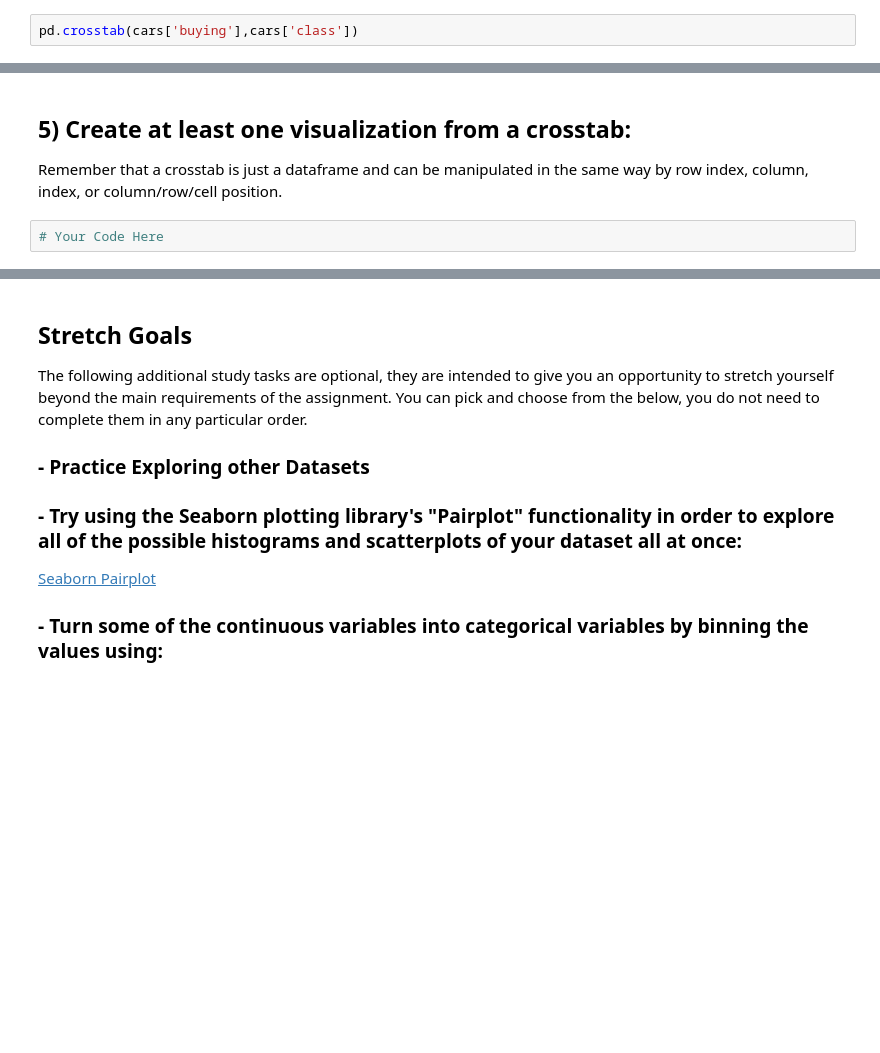
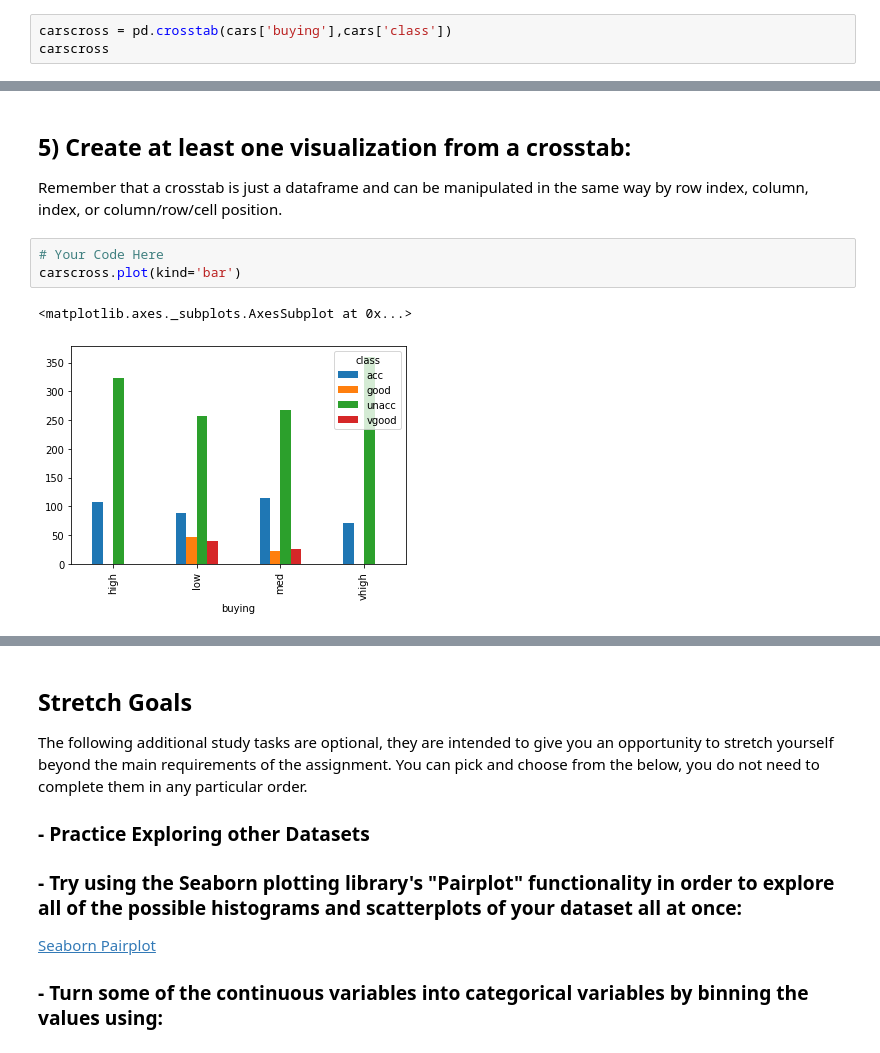
Before and after one commit to daniela500/DS-Unit-1-Sprint-1-Data-Wrangling-and-Storytelling, a Jupyter notebook: module1-exploratory-data-analysis/LS_DS_111_Exploratory_Data_Analysis_Assignment.ipynb, the cells around one changed output, grey strips where cells are left out. Saved outputs shown, nothing was run; the diff lists cells and outputs as text; blank space fills up the shorter version.

```diff
--- a/module1-exploratory-data-analysis/LS_DS_111_Exploratory_Data_Analysis_Assignment.ipynb
+++ b/module1-exploratory-data-analysis/LS_DS_111_Exploratory_Data_Analysis_Assignment.ipynb
@@ -179,7 +179,8 @@ pd.crosstab(cars['buying'],cars['safety'])
 | med | 144 | 144 | 144 |
 | vhigh | 144 | 144 | 144 |
 # %%
-pd.crosstab(cars['buying'],cars['class'])
+carscross = pd.crosstab(cars['buying'],cars['class'])
+carscross
 # %% [output]
 | class | acc | good | unacc | vgood |
 | buying |  |  |  |  |
@@ -233,3 +250,7 @@ whitewine['alcohol'].hist(bins=70);
 Remember that a crosstab is just a dataframe and can be manipulated in the same way by row index, column, index, or column/row/cell position.
 # %%
 # Your Code Here
+carscross.plot(kind='bar')
+# %% [output]
+<matplotlib.axes._subplots.AxesSubplot at 0x...>
+[figure, added]
```
Also changed, not shown: parts of 6 cells of this notebook.
